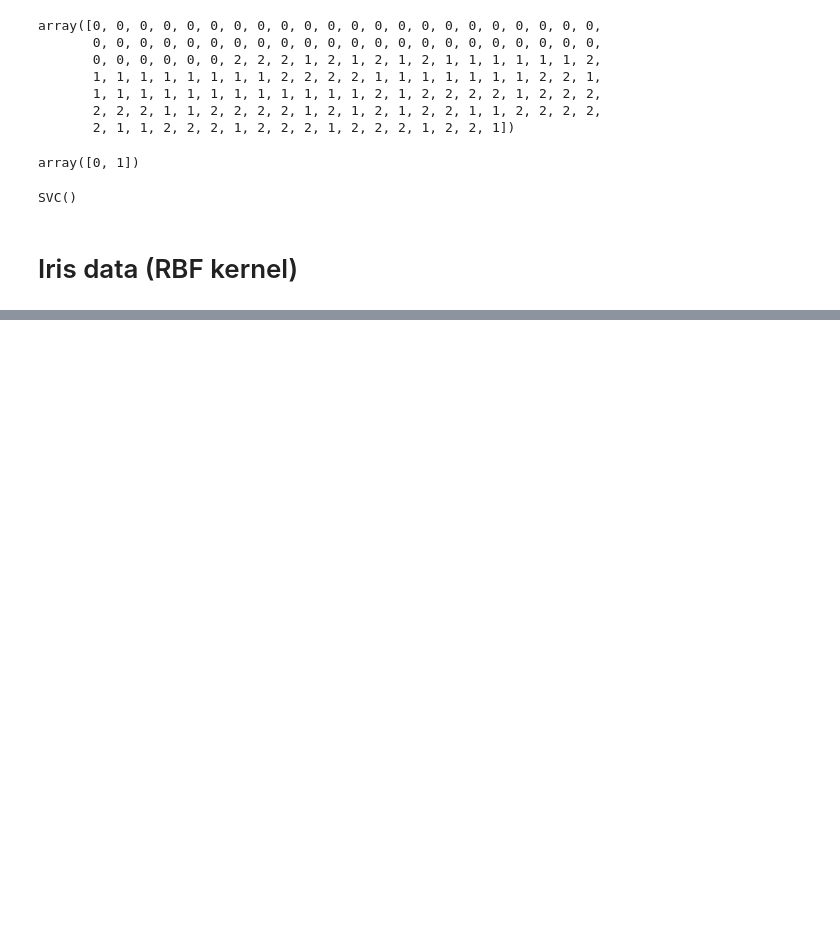
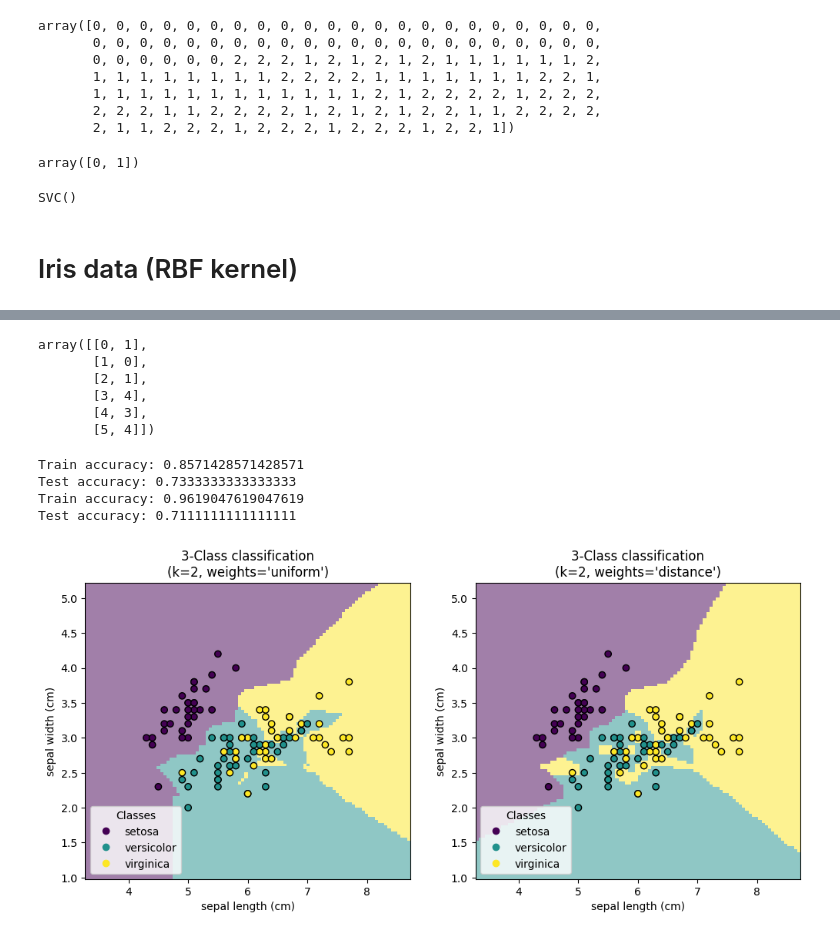
Before and after one commit to pm012/DataScience_sandbox, a Jupyter notebook: notebooks/module5/module5_1.ipynb, the cells around one changed output, grey strips where cells are left out. Saved outputs shown, nothing was run; the diff lists cells and outputs as text; code cells hidden in the pictures; blank space fills up the shorter version.

```diff
--- a/notebooks/module5/module5_1.ipynb
+++ b/notebooks/module5/module5_1.ipynb
@@ -782,0 +974,4 @@ SVC()
+# %%
+X = iris.data[:, :4]
+y = iris.target
+X_train, X_test, y_train, y_test = train_test_split(X, y, test_size=0.3, random_state=4)
@@ -782,0 +1026,5 @@ SVC()
+# %%
+best_model = clf.best_estimator_
+# %%
+y_train_pred = best_model.predict(X_train)
+print("Train accuracy:", accuracy_score(y_train_pred, y_train))
@@ -782,0 +1033,3 @@ SVC()
+# %%
+y_test_pred = best_model.predict(X_test)
+print("Test accuracy:", accuracy_score(y_test_pred, y_test))
@@ -782,0 +1058,61 @@ SVC()
+# %%
+indices
+# %% [output]
+array([[0, 1],
+       [1, 0],
+       [2, 1],
+       [3, 4],
+       [4, 3],
+       [5, 4]])
+# %%
+X = iris.data[:, :2]
+y = iris.target
+X_train, X_test, y_train, y_test = train_test_split(X, y, test_size=0.3, random_state=42)
+
+from sklearn.neighbors import KNeighborsClassifier
+from sklearn.pipeline import Pipeline
+from sklearn.preprocessing import StandardScaler
+
+clf = Pipeline(
+    steps=[
+        ('scaler', StandardScaler()),
+        ('knn', KNeighborsClassifier(n_neighbors=2))
+    ]
+)
+_, axs = plt.subplots(ncols=2, figsize=(12, 5))
+
+for ax, weights in zip(axs, ['uniform', 'distance']):
+    clf.set_params(knn__weights=weights).fit(X_train,  y_train)
+    disp = DecisionBoundaryDisplay.from_estimator(
+        clf,
+        X_train,
+        response_method="predict",
+        plot_method="pcolormesh",
+        alpha=0.5,
+        ax=ax,
+        xlabel=iris.feature_names[0],
+        ylabel=iris.feature_names[1],
+        shading="auto"
+    )
+    scatter = disp.ax_.scatter(X_train[:, 0], X_train[:, 1], c=y_train, edgecolors="k")
+    disp.ax_.legend(
+        scatter.legend_elements()[0],
+        iris.target_names,
+        loc="lower left",
+        title="Classes"
+    )
+    _ = disp.ax_.set_title(
+        f'3-Class classification\n(k={clf[-1].n_neighbors}, weights={weights!r})'
+        )
+    y_train_pred = clf.predict(X_train)
+    print("Train accuracy:", accuracy_score(y_train_pred, y_train))
+    y_test_pred = clf.predict(X_test)
+    print("Test accuracy:", accuracy_score(y_test_pred, y_test))
+
+plt.show()
+# %% [output]
+Train accuracy: 0.8571428571428571
+Test accuracy: 0.7333333333333333
+Train accuracy: 0.9619047619047619
+Test accuracy: 0.7111111111111111
+[figure, added]
```
Also changed, not shown: parts of 22 cells of this notebook, 1 other file.
